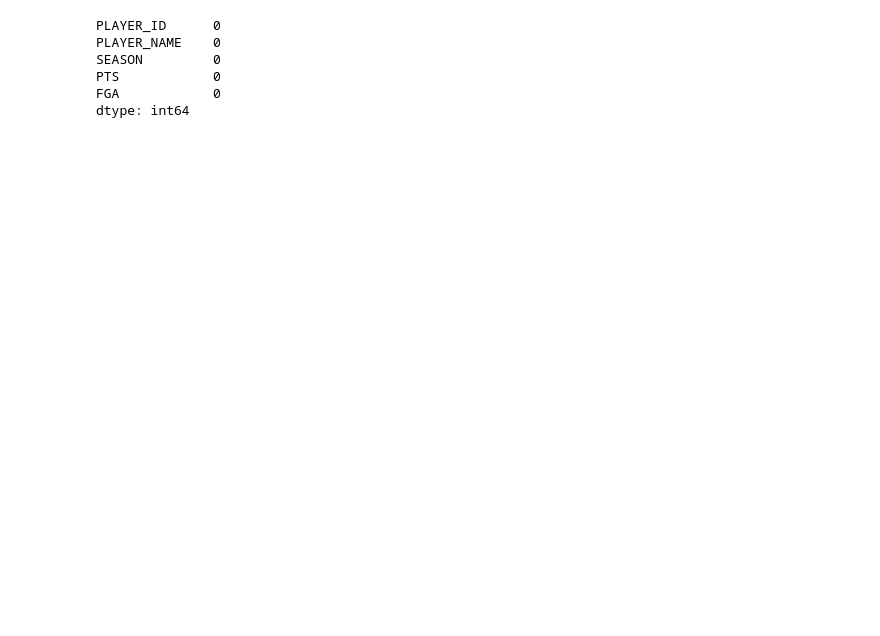
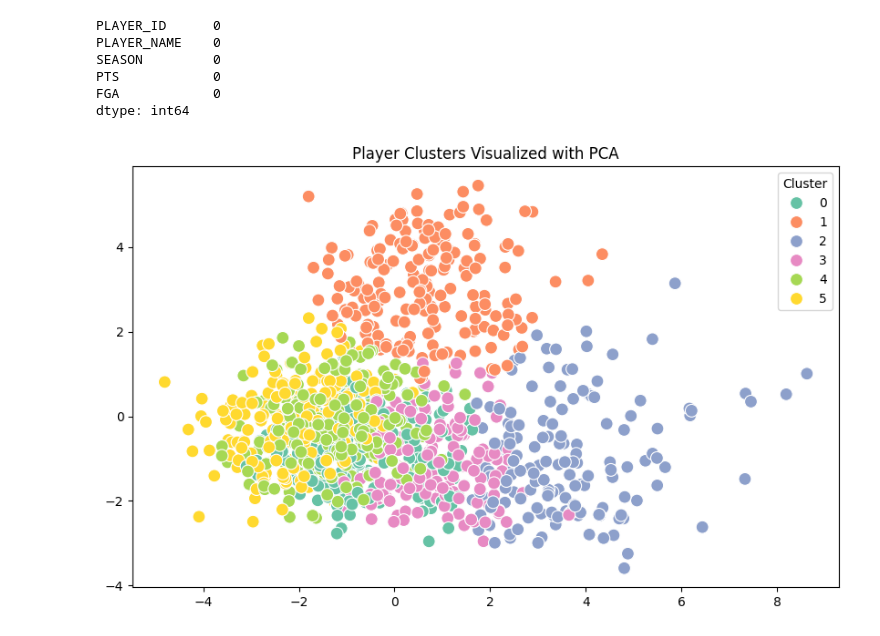
Before and after one commit to matthewellishanson/machine-learning-nba, a Jupyter notebook: firstnotebook.ipynb, the cells around one changed output. Drawn from its saved outputs; the diff is of its cells as text; code cells hidden in the pictures; blank space fills up the shorter version.

Commit message:
Foundation for player archetypes machine learning project finished, ready for fine-tuning; outputs for plots and tables generated.

```diff
--- a/firstnotebook.ipynb
+++ b/firstnotebook.ipynb
@@ -130,6 +158,6 @@ advanced_df = players_raw_advanced[ADV_FEATURES]
 # %%
 # define array of seasons
-seasons = ['2021-22', '2022-23', '2023-24', '2024-25', '2025-26']
+seasons = ['2023-24', '2024-25', '2025-26']
 
 dfs = []
 for season in seasons:
@@ -145,7 +173,7 @@ dfs_advanced = []
 for season in seasons:
     df_advanced = fetch_player_advanced_stats(season)
     dfs_advanced.append(df_advanced)
-    time.sleep(2)  # Wait for 2 seconds before making the next API call
+    time.sleep(4)  # Wait for 2 seconds before making the next API call
 
 # concatenate all advanced DataFrames into one
 players_raw_advanced = pd.concat(dfs_advanced, ignore_index=True)
@@ -162,6 +190,15 @@ Index(['PLAYER_ID', 'PLAYER_NAME', 'SEASON', 'PTS', 'FGA', 'FG3A', 'FTA',
        'PLUS_MINUS', 'TS_PCT', 'USG_PCT', 'AST_PCT', 'REB_PCT', 'OFF_RATING',
        'DEF_RATING'],
       dtype='object')
+# %%
+# merge minutes played data
+players_merged = pd.merge(
+    players_merged,
+    minutes_raw,
+    on=["PLAYER_ID", "SEASON"],
+    how="left",
+    validate="one_to_one"
+)
 # %%
 # Compute advanced metrics from basic metrics
 players_merged['3PAr'] = players_merged['FG3A'] / players_merged['FGA']
@@ -188,3 +225,10 @@ SEASON         0
 PTS            0
 FGA            0
 dtype: int64
+# %%
+# set minimum minutes played threshold
+MIN_SEASON_MIN = 300  # ~8 MPG over 40 games, or 15 MPG over 20 games
+
+players_model = players_merged[
+    players_merged["SEASON_MIN"] >= MIN_SEASON_MIN
+].reset_index(drop=True)
@@ -190,0 +273,23 @@ dtype: int64
+# %%
+# visualize clusters using PCA
+pca = PCA(n_components=2)
+X_pca = pca.fit_transform(X_scaled)
+
+fig, ax = plt.subplots(figsize=(10, 6))
+
+sns.scatterplot(
+    x=X_pca[:, 0],
+    y=X_pca[:, 1],
+    hue=players_model['CLUSTER'],
+    palette='Set2',
+    s=100,
+    ax=ax
+)
+
+ax.set_title('Player Clusters Visualized with PCA')
+ax.legend(title='Cluster')
+
+fig.savefig('player_clusters_pca.png', dpi=300, bbox_inches='tight')
+plt.show()
+# %% [output]
+[figure, added]
```
Also changed, not shown: parts of 14 cells of this notebook, 5 other files.
